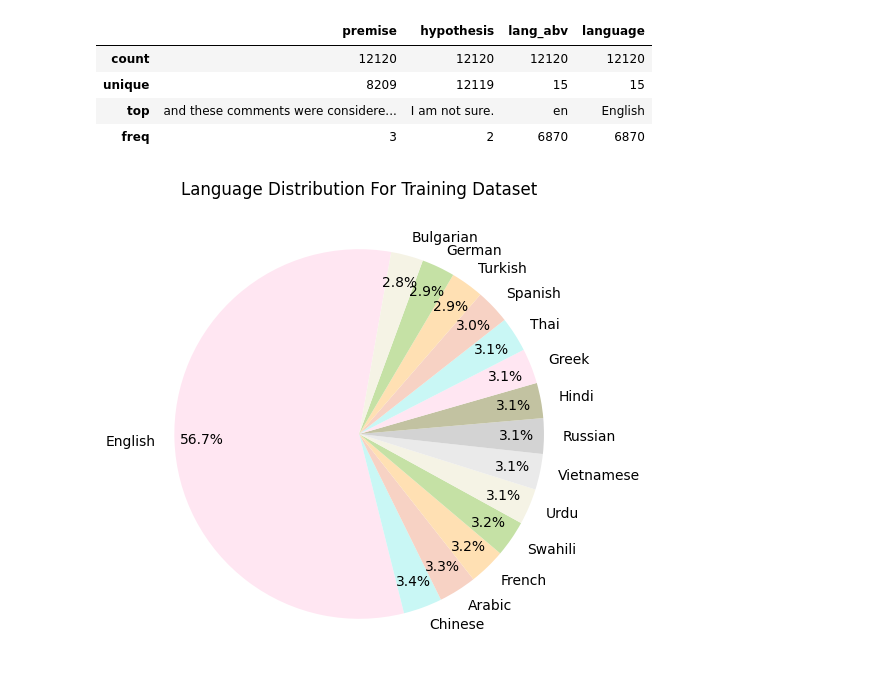
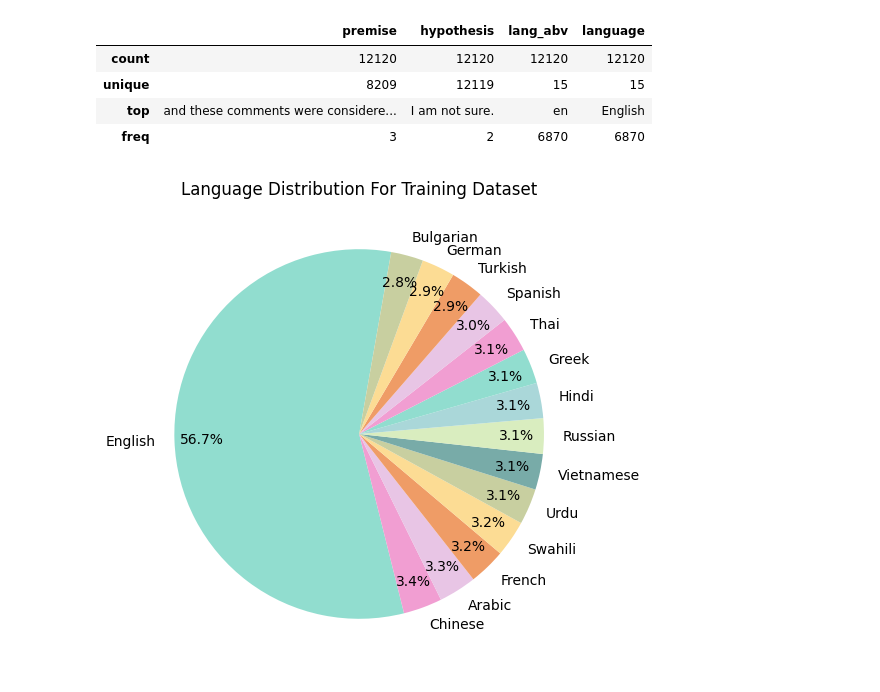
Before and after one commit to TariroSiphatisiwe/Contradictory-My-Dear-Watson, a Jupyter notebook: Contradictory_,My_Dear_Watson.ipynb, the cells around one changed output. Drawn from its saved outputs; the diff is of its cells as text; code cells hidden in the pictures.

```diff
--- a/Contradictory_,My_Dear_Watson.ipynb
+++ b/Contradictory_,My_Dear_Watson.ipynb
@@ -211,23 +211,23 @@ train_data[['premise', 'hypothesis', 'lang_abv', 'language']].describe()
 # %%
 # Visualise the propotion of different languages for the dataset.
 # Get the count of each Language.
 
 language_counts = train_data['language'].value_counts()
 #print(language_counts)
 
 #Create a piechart
 
 # Define a list of pastel colors
-pastel_colors = ['#ffe6f2', '#c9f7f5', '#f7d2c4', '#ffe0b3', '#c5e1a5','#F5F3E5', '#EAEAEA', '#D3D3D3', '#C2C2A1']  # Add more colors as needed
+pastel_colors = ['#91DDCF', '#F19ED2', '#E8C5E5', '#EF9C66', '#FCDC94','#C8CFA0', '#78ABA8', '#D9EDBF', '#AAD7D9']
 
 # Create a pie chart
 plt.figure(figsize=(8, 6))
 plt.pie(language_counts, labels=language_counts.index, autopct=lambda p : '{:.1f}%'.format(p),
         pctdistance=0.85, labeldistance=1.1, startangle=80, colors=pastel_colors)
 plt.title('Language Distribution For Training Dataset')
 plt.show()
 # %% [output]
-[figure, old version]
+[figure, new version]
 # %%
 # For each language show case the ratio of 012 e.g English
 app = dash.Dash(__name__)
```
Also changed, not shown: parts of 3 cells of this notebook.
